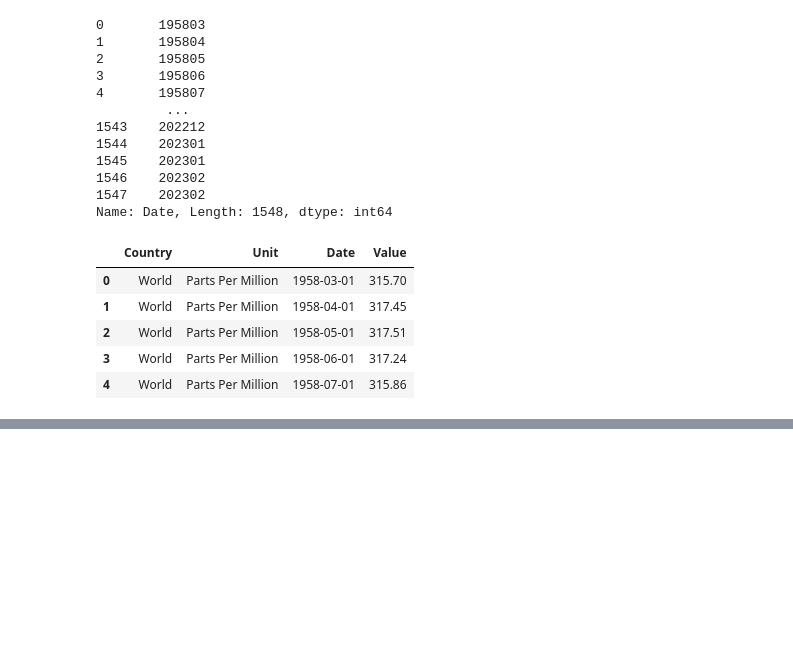
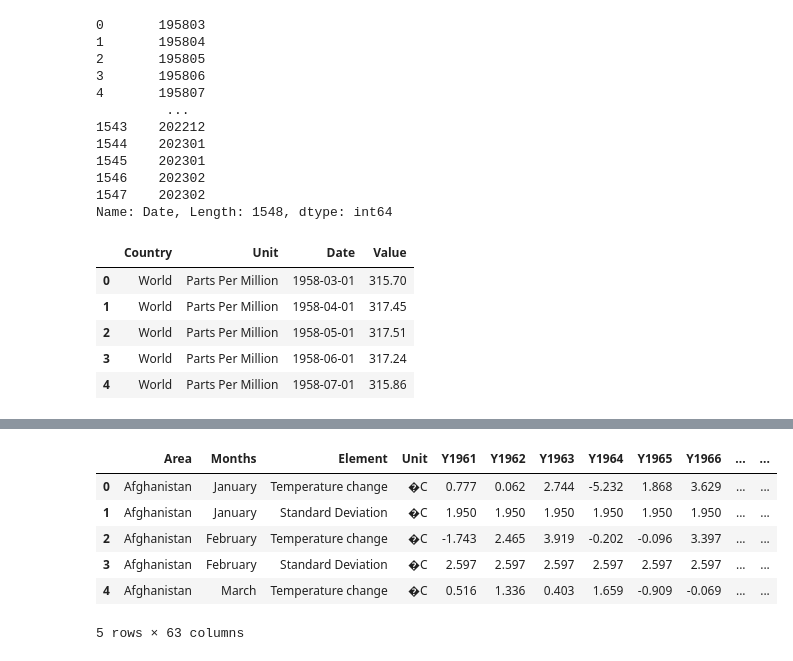
Before and after one commit to detmanski/climate_change_analysis, a Jupyter notebook: climate_data_cleaning.ipynb, the cells around one changed output, grey strips where cells are left out. Drawn from its saved outputs; the diff is of its cells as text; code cells hidden in the pictures; blank space fills up the shorter version.

Commit message:
data cleaning progress

```diff
--- a/climate_data_cleaning.ipynb
+++ b/climate_data_cleaning.ipynb
@@ -125,0 +235,4 @@ atmospheric_co2_df.head()
+# %%
+# Extract the next csv to pandas dataframe
+environment_temp_change_df = pd.read_csv("Resources/Environment_Temperature_change_E_All_Data_NOFLAG.csv")
+environment_temp_change_df.head()
@@ -125,0 +247,12 @@ atmospheric_co2_df.head()
+# %%
+#Drop unwanted columns
+environment_temp_change_df.drop(columns= ["Area Code", "Months Code", "Element Code"], axis=1, inplace=True)
+environment_temp_change_df.head()
+# %% [output]
+|  | Area | Months | Element | Unit | Y1961 | Y1962 | Y1963 | Y1964 | Y1965 | Y1966 | ... | ... |
+| 0 | Afghanistan | January | Temperature change | �C | 0.777 | 0.062 | 2.744 | -5.232 | 1.868 | 3.629 | ... | ... |
+| 1 | Afghanistan | January | Standard Deviation | �C | 1.950 | 1.950 | 1.950 | 1.950 | 1.950 | 1.950 | ... | ... |
+| 2 | Afghanistan | February | Temperature change | �C | -1.743 | 2.465 | 3.919 | -0.202 | -0.096 | 3.397 | ... | ... |
+| 3 | Afghanistan | February | Standard Deviation | �C | 2.597 | 2.597 | 2.597 | 2.597 | 2.597 | 2.597 | ... | ... |
+| 4 | Afghanistan | March | Temperature change | �C | 0.516 | 1.336 | 0.403 | 1.659 | -0.909 | -0.069 | ... | ... |
+5 rows × 63 columns
```
Also changed, not shown: parts of 13 cells of this notebook.
